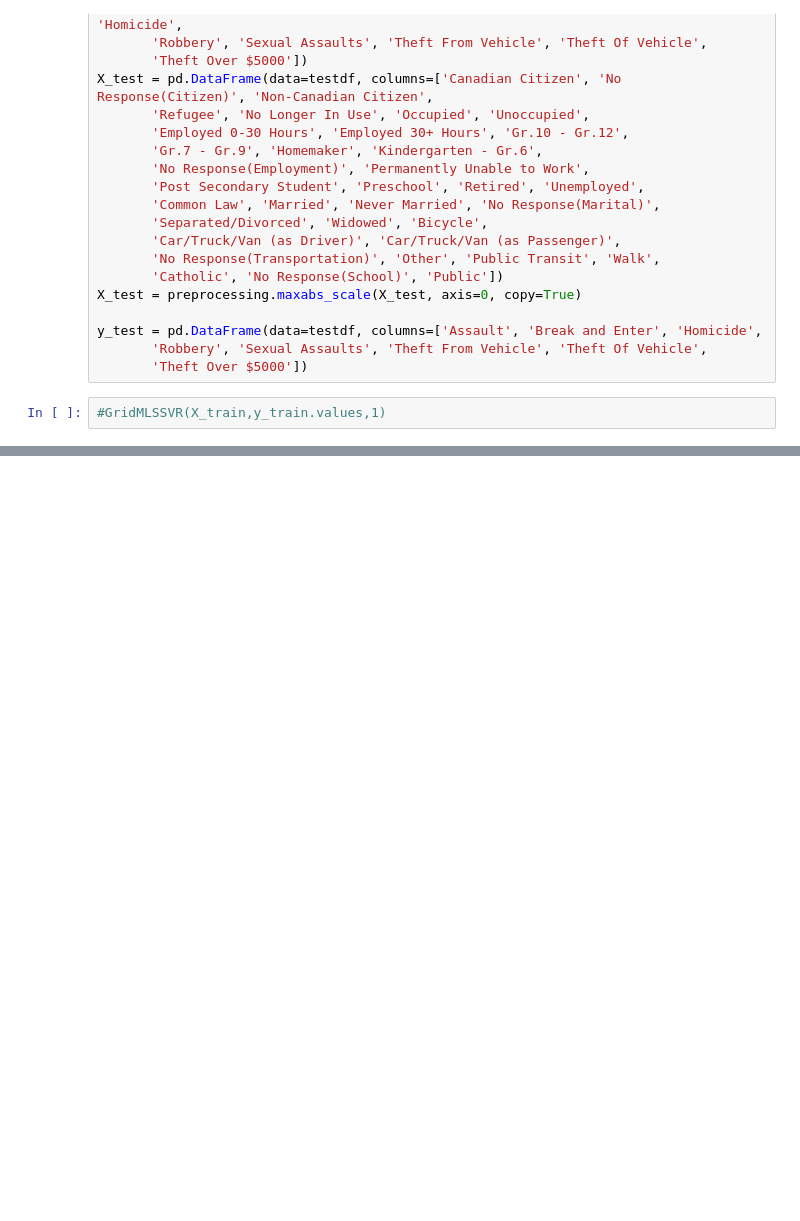
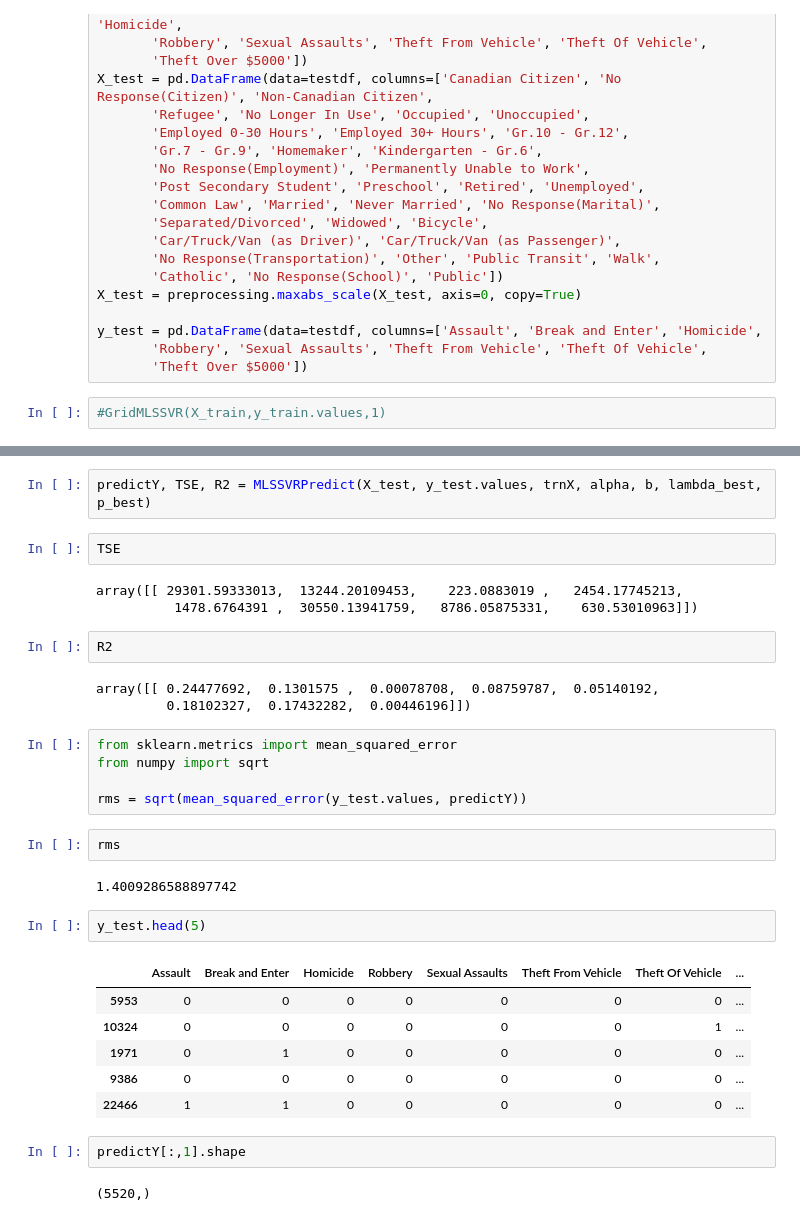
Before and after one commit to koosha/crime-analytics, a Jupyter notebook: code/MLS-SVR PY.ipynb, the cells around one changed output, grey strips where cells are left out. Saved outputs shown, nothing was run; the diff lists cells and outputs as text; blank space fills up the shorter version.

Commit message:
add SVR and table

```diff
--- a/code/MLS-SVR PY.ipynb
+++ b/code/MLS-SVR PY.ipynb
@@ -370,0 +371,34 @@ array([[0, 0, 0, ..., 0, 0, 0],
+# %%
+predictY, TSE, R2 = MLSSVRPredict(X_test, y_test.values, trnX, alpha, b, lambda_best, p_best)
+# %%
+TSE
+# %% [output]
+array([[ 29301.59333013,  13244.20109453,    223.0883019 ,   2454.17745213,
+          1478.6764391 ,  30550.13941759,   8786.05875331,    630.53010963]])
+# %%
+R2
+# %% [output]
+array([[ 0.24477692,  0.1301575 ,  0.00078708,  0.08759787,  0.05140192,
+         0.18102327,  0.17432282,  0.00446196]])
+# %%
+from sklearn.metrics import mean_squared_error
+from numpy import sqrt
+
+rms = sqrt(mean_squared_error(y_test.values, predictY))
+# %%
+rms
+# %% [output]
+1.4009286588897742
+# %%
+y_test.head(5)
+# %% [output]
+|  | Assault | Break and Enter | Homicide | Robbery | Sexual Assaults | Theft From Vehicle | Theft Of Vehicle | ... |
+| 5953 | 0 | 0 | 0 | 0 | 0 | 0 | 0 | ... |
+| 10324 | 0 | 0 | 0 | 0 | 0 | 0 | 1 | ... |
+| 1971 | 0 | 1 | 0 | 0 | 0 | 0 | 0 | ... |
+| 9386 | 0 | 0 | 0 | 0 | 0 | 0 | 0 | ... |
+| 22466 | 1 | 1 | 0 | 0 | 0 | 0 | 0 | ... |
+# %%
+predictY[:,1].shape
+# %% [output]
+(5520,)
```
Also changed, not shown: parts of 9 cells of this notebook, 5 other files.
